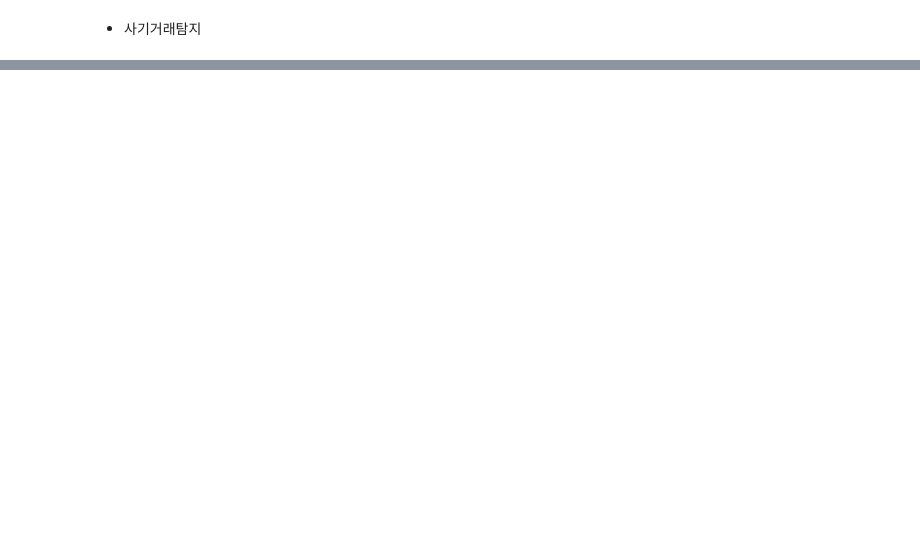
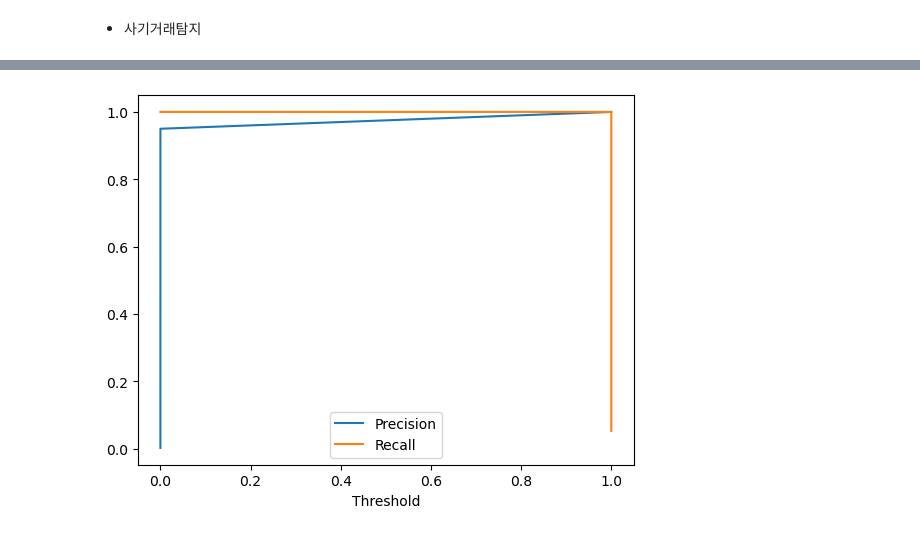
Before and after one commit to CYJ1226/-DS5-DATAThon, a Jupyter notebook: FraudDetection.ipynb, the cells around one changed output, grey strips where cells are left out. Cells and saved outputs as stored; diff of their text form; code cells hidden in the pictures; blank space fills up the shorter version.

```diff
--- a/FraudDetection.ipynb
+++ b/FraudDetection.ipynb
@@ -15,0 +742,3 @@ fraud_df = pd.read_json('../data/ftd/train_fraud_labels.json')
+# %%
+#우선 중요도가 낮은 피쳐들을 제거(추후 바뀔 수 있음)
+trans_df = trans_df.drop(columns=['address','latitude','longitude'])
@@ -15,0 +799,12 @@ fraud_df = pd.read_json('../data/ftd/train_fraud_labels.json')
+# %%
+
+label_encoders = {}
+
+categorical_cols = train_trans_df.select_dtypes(include=["object"]).columns
+label_encoders = {}
+
+for col in categorical_cols:
+    le = LabelEncoder()
+    train_trans_df[col] = le.fit_transform(train_trans_df[col].astype(str))
+    test_trans_df[col] = le.transform(test_trans_df[col].astype(str))
+    label_encoders[col] = le
@@ -91,16 +908,31 @@ def evaluate_model(model, X_val, y_val, model_name="Model"):
         "log_loss": loss,
         "confusion_matrix": cm
     }
+# %%
+# # 테스트 데이터 1%
+train_sample = train_trans_df.sample(n=10000, random_state=42)
+X_unlabeled = test_trans_df.sample(n=10000, random_state=42)
+X = train_sample.drop("fraud_label", axis=1)
+y = train_sample["fraud_label"]
+
+X_train, X_val, y_train, y_val = train_test_split(
+    X, y, test_size=0.2, random_state=42, stratify=y
+)
 # %%
+lgb
+
 lgb_model = lgb.LGBMClassifier(
     n_estimators=500,
     learning_rate=0.05,
+    class_weight = "balanced", #가중치추가
     max_depth=-1,
     num_leaves=64,
     subsample=0.8,
     colsample_bytree=0.8,
+    min_gain_to_split=0.05,
     random_state=42,
-    n_jobs=-1
+    n_jobs=-1,
+    verbose=-1,
 )
 
 lgb_model.fit(X_train, y_train)
@@ -140,0 +1111,13 @@ print(results)
+# %%
+#교차검증 그래프
+from sklearn.metrics import precision_recall_curve
+
+y_pred_proba = lgb_model.fit(X, y).predict_proba(X)[:,1]
+prec, rec, thres = precision_recall_curve(y, y_pred_proba)
+
+import matplotlib.pyplot as plt
+plt.plot(thres, prec[:-1], label="Precision")
+plt.plot(thres, rec[:-1], label="Recall")
+plt.xlabel("Threshold")
+plt.legend(); plt.show()
+# %% [output]
@@ -140,0 +1141 @@ print(results)
+[figure, added]
```
Also changed, not shown: parts of 114 cells of this notebook.
